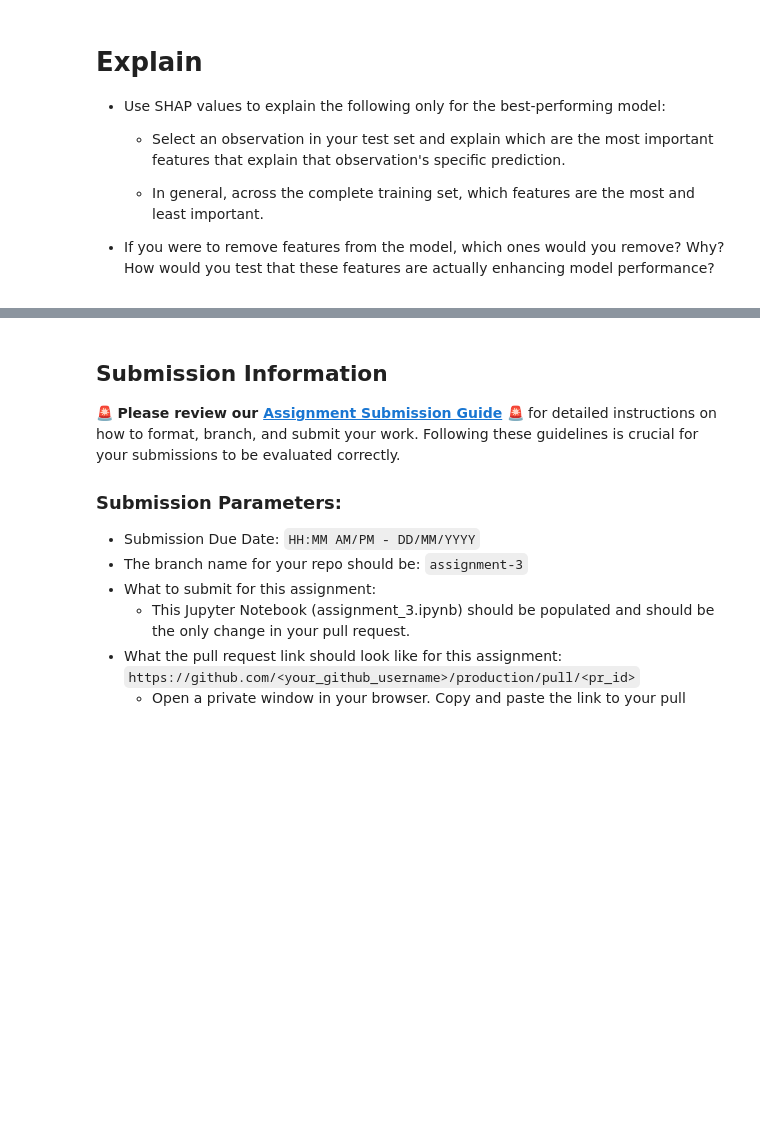
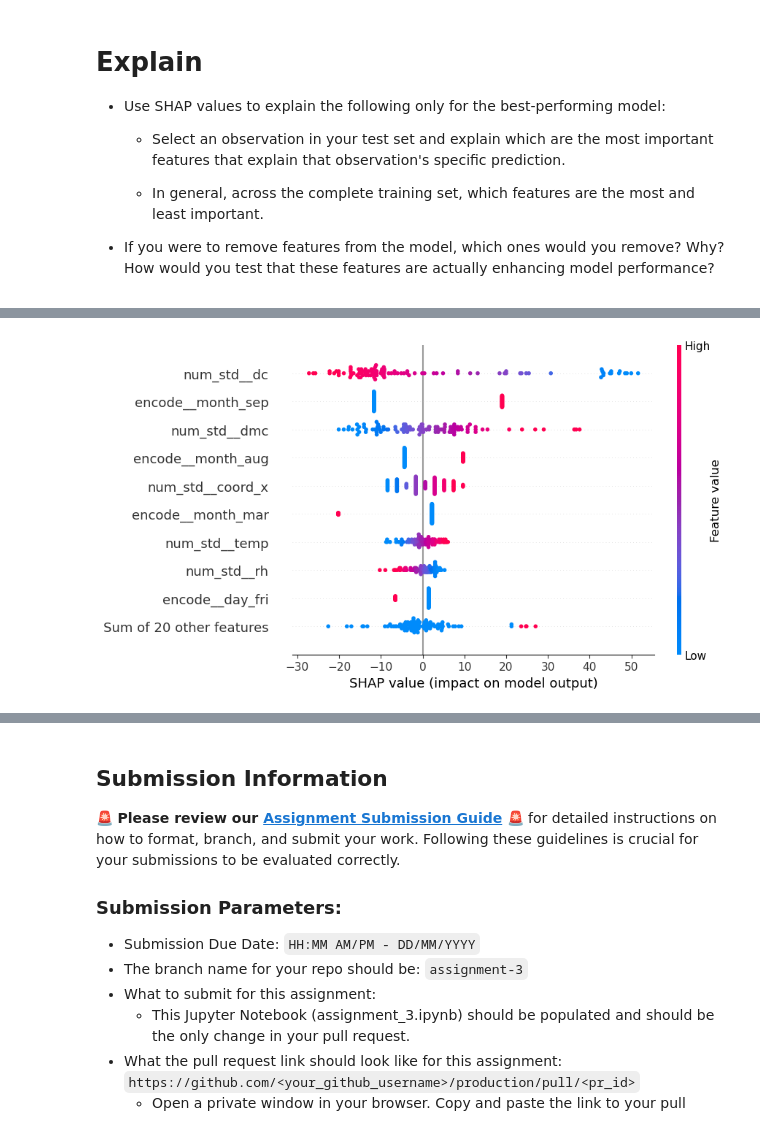
Before and after one commit to cinnabon911/scaling_to_production, a Jupyter notebook: 02_activities/assignments/assignment_3.ipynb, the cells around one changed output, grey strips where cells are left out. Drawn from its saved outputs; the diff is of its cells as text; code cells hidden in the pictures; blank space fills up the shorter version.

```diff
--- a/02_activities/assignments/assignment_3.ipynb
+++ b/02_activities/assignments/assignment_3.ipynb
@@ -430,0 +410,4 @@ shap.plots.bar(shap_values)
+# %%
+shap.plots.beeswarm(shap_values)
+# %% [output]
+[figure, added]
```
Also changed, not shown: parts of 6 cells of this notebook.
